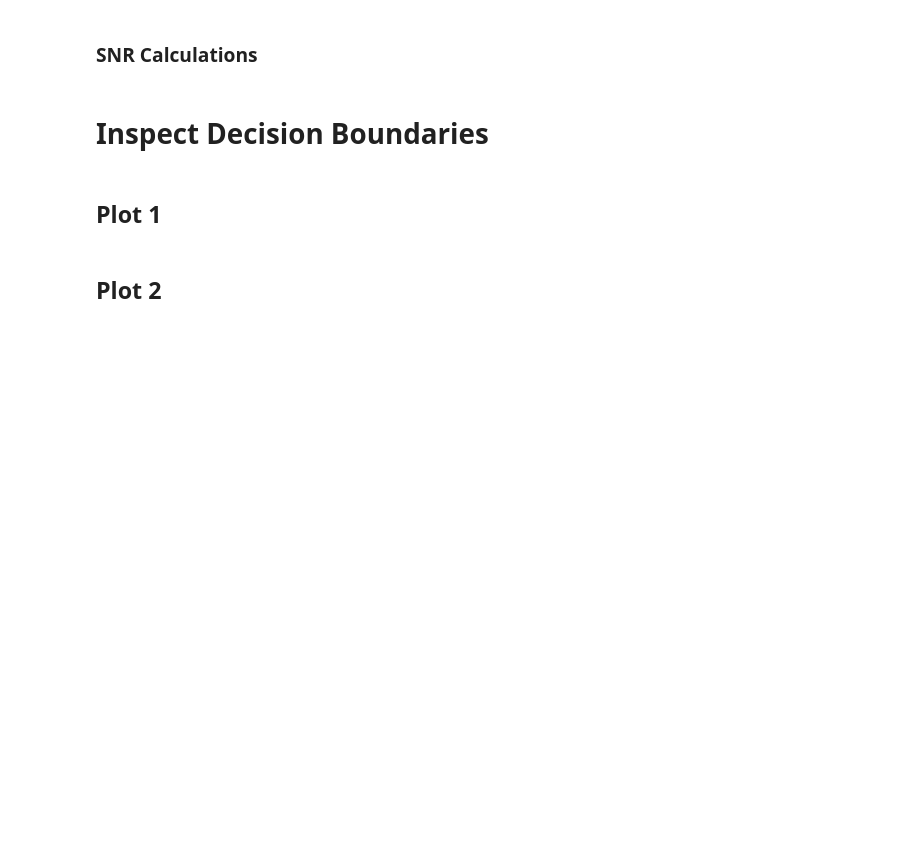
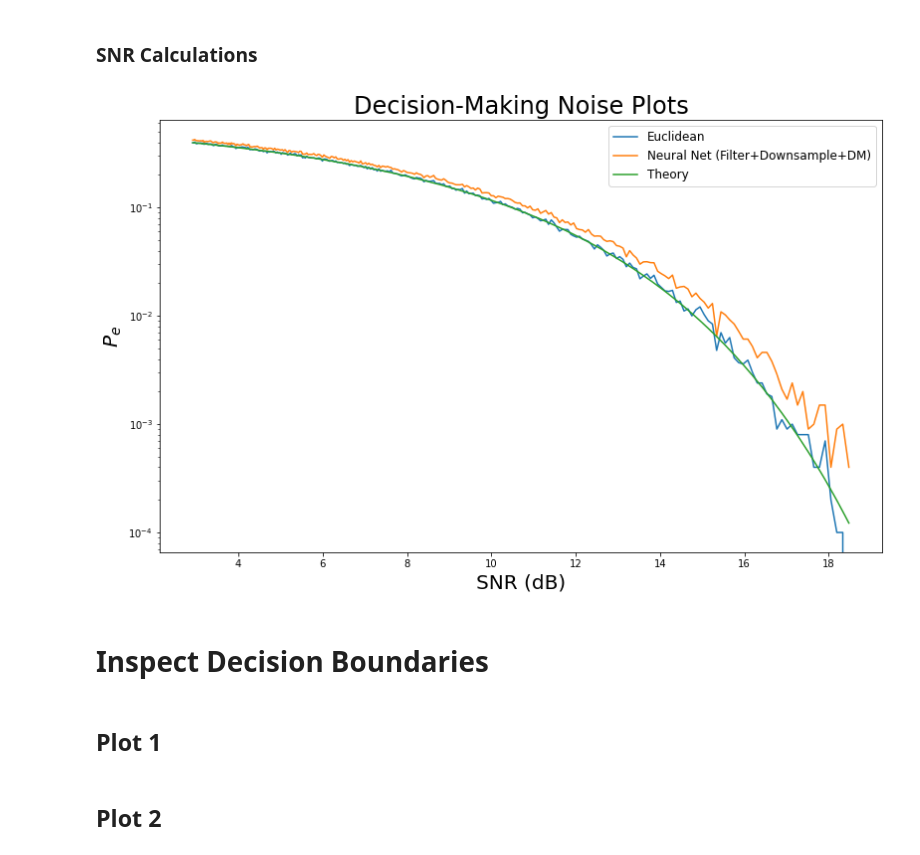
Before and after one commit to FaxMan1/Master-Thesis, a Jupyter notebook: Jupyter/main_CS.ipynb, the cells around one changed output. Drawn from its saved outputs; the diff is of its cells as text; code cells hidden in the pictures; blank space fills up the shorter version.

```diff
--- a/Jupyter/main_CS.ipynb
+++ b/Jupyter/main_CS.ipynb
@@ -103,16 +94,16 @@ for i in range(5):
-# %%
-for i in range(5):
-    symbol_set = [3, 1, -1, -3] # all symbols that we use
-    num_symbols = 10000
-    symbol_seq = np.random.choice(symbol_set, num_symbols, replace=True)
-    m = 8
-    CS = Comms_System(symbol_set=symbol_set, symbol_seq=symbol_seq, num_samples=m)
-    noise_level = 1
-
-    # Automatic test
-    euclid_decisions, NN_decisions, block_decisions, filter_decisions, _ = CS.test_CS(noise_level=noise_level, wf=ws[3], bf=bs[3])
-    print('Euclidean Distance Error Rate: {}%'.format((CS.evaluate(euclid_decisions)[1]*100).round(2)))
-    #print('NN Decision Making Error Rate: {}%'.format((CS.evaluate(NN_decisions)[1]*100).round(2)))
-    #print('NN Block Error Rate: {}%'.format((CS.evaluate(block_decisions)[1]*100).round(2)))
-    print('NN Filter Error Rate: {}%'.format((CS.evaluate(filter_decisions)[1]*100).round(2)))
-    print()
+# %%
+for i in range(5):
+    symbol_set = [3, 1, -1, -3] # all symbols that we use
+    num_symbols = 10000
+    symbol_seq = np.random.choice(symbol_set, num_symbols, replace=True)
+    m = 8
+    CS = Comms_System(symbol_set=symbol_set, symbol_seq=symbol_seq, num_samples=m)
+    noise_level = 1
+
+    # Automatic test
+    euclid_decisions, NN_decisions, block_decisions, filter_decisions, _ = CS.test_CS(noise_level=noise_level)
+    print('Euclidean Distance Error Rate: {}%'.format((CS.evaluate(euclid_decisions)[1]*100).round(2)))
+    #print('NN Decision Making Error Rate: {}%'.format((CS.evaluate(NN_decisions)[1]*100).round(2)))
+    #print('NN Block Error Rate: {}%'.format((CS.evaluate(block_decisions)[1]*100).round(2)))
+    print('NN Filter Error Rate: {}%'.format((CS.evaluate(filter_decisions)[1]*100).round(2)))
+    print()
@@ -152,19 +158,22 @@ error_rates_NN_filter = np.array(error_rates_NN_filter)
 error_theory = 1.5 * (1 - scipy.stats.norm.cdf(np.sqrt(gain_factor/sigmas**2))) #
 # %%
 plt.figure(figsize=(13,8))
-plt.title('Decision Making Noise Plots', fontsize=24)
+plt.title('Decision-Making Noise Plots', fontsize=24)
 plt.xlabel('SNR (dB)', fontsize=20)
 plt.ylabel('$P_e$', fontsize=20)
 num = 0
 plt.semilogy(SNRsDB[num:], euclid_error_rates[num:], alpha=1)
-plt.semilogy(SNRsDB[num:], error_rates_NN[num:], alpha=1)
-plt.semilogy(SNRsDB[num:], error_rates_NN_blocks[num:])
+#plt.semilogy(SNRsDB[num:], error_rates_NN[num:], alpha=1)
+#plt.semilogy(SNRsDB[num:], error_rates_NN_blocks[num:])
 plt.semilogy(SNRsDB[num:], error_rates_NN_filter[num:])
 plt.semilogy(SNRsDB[num:], error_theory[num:])
 legend = ['Euclidean', 'NN', 'NN Blocks', 'NN Filter','Theory']
-plt.legend(legend, fontsize=12)
+legend2 = ['Euclidean', 'Neural Net (Filter+Downsample+DM)', 'Theory']
+plt.legend(legend2, fontsize=12)
 #plt.ylim([1e-3, 1])
 plt.show()
+# %% [output]
+[figure, added]
 # %% [markdown]
 # Inspect Decision Boundaries
 # %%
```
Also changed, not shown: parts of 5 cells of this notebook, 1 other file.
